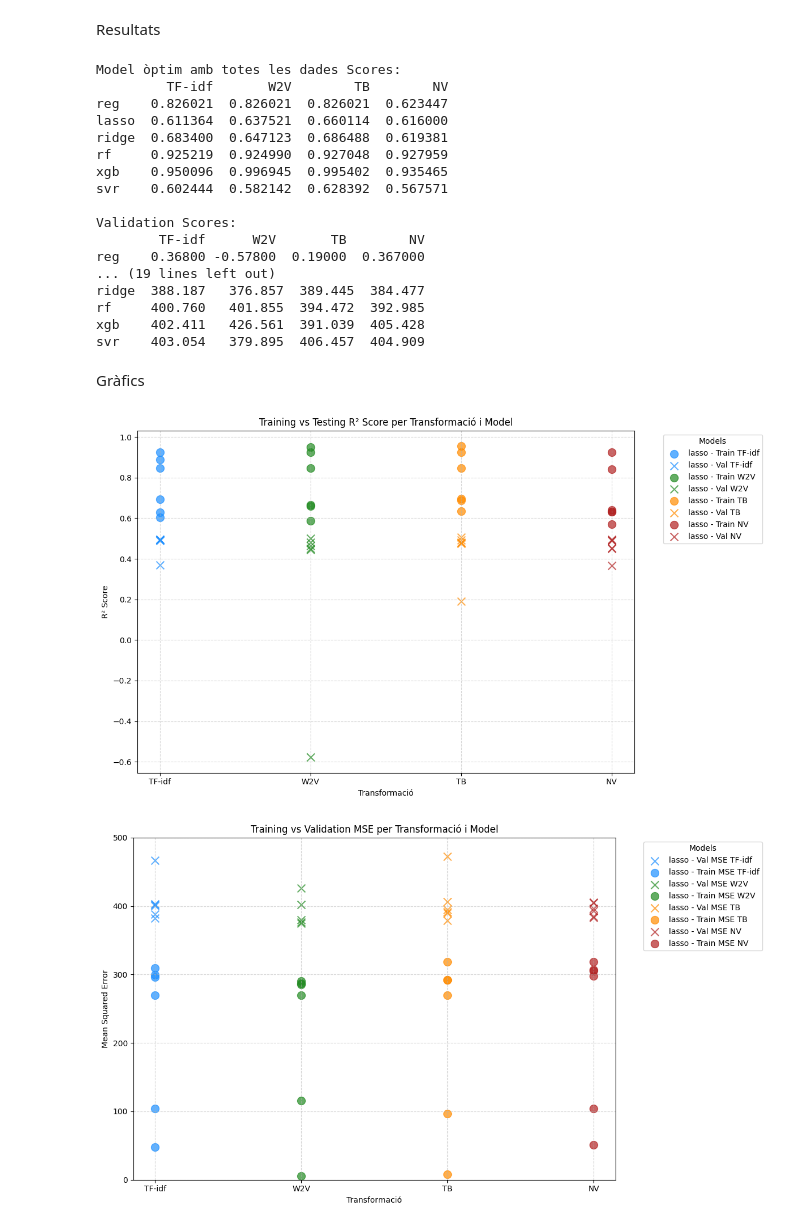
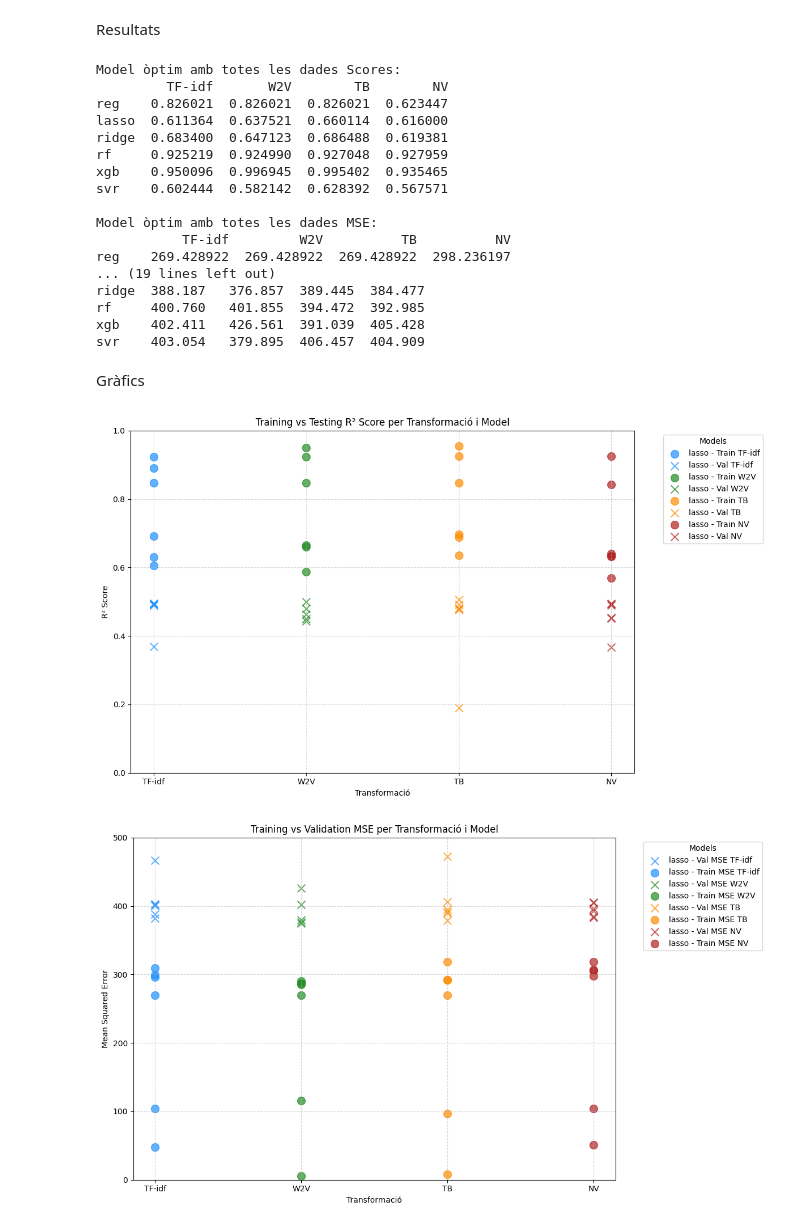
Before and after one commit to Xorii/TFG-Jordi-Capdevila-Transformers, a Jupyter notebook: 07_Ànalisis_resultats_transformació.ipynb, the cells around one changed output. Cells and saved outputs as stored; diff of their text form; code cells hidden in the pictures.

```diff
--- a/07_Ànalisis_resultats_transformació.ipynb
+++ b/07_Ànalisis_resultats_transformació.ipynb
@@ -362,18 +362,12 @@ df_val_mse = pd.DataFrame(val_mse_data, columns=transformacions, index=models)
 
 print("Model òptim amb totes les dades Scores:")
 print(df_train_scores)
+print("\nModel òptim amb totes les dades MSE:")
+print(df_train_mse)
 print("\nValidation Scores:")
 print(df_val_scores)
-print("\nModel òptim amb totes les dades MSE:")
-print(df_train_mse)
 print("\nValidation MSE:")
 print(df_val_mse)
-
-# Opcional: guardar les taules en fitxers CSV o pickle si ho desitges
-# df_train_scores.to_csv('train_scores.csv', index=True)
-# df_train_mse.to_csv('train_mse.csv', index=True)  # Guardar MSE training
-# df_val_scores.to_csv('val_scores.csv', index=True)
-# df_val_mse.to_csv('val_mse.csv', index=True)
 # %% [output]
 Model òptim amb totes les dades Scores:
          TF-idf       W2V        TB        NV
@@ -384,9 +378,9 @@ rf     0.925219  0.924990  0.927048  0.927959
 xgb    0.950096  0.996945  0.995402  0.935465
 svr    0.602444  0.582142  0.628392  0.567571
 
-Validation Scores:
-        TF-idf      W2V       TB        NV
-reg    0.36800 -0.57800  0.19000  0.367000
+Model òptim amb totes les dades MSE:
+           TF-idf         W2V          TB          NV
+reg    269.428922  269.428922  269.428922  298.236197
 ... (19 lines left out)
 ridge  388.187   376.857  389.445  384.477
 rf     400.760   401.855  394.472  392.985
@@ -424,34 +418,35 @@ for model in models:
 
         # Obtenir els valors de training i testing scores
         train_score = df['train_score_mean'].iloc[0]
         val_score = df['val_score_mean'].iloc[0]
 
         # Crear el gràfic de punts
         # Punts per al training score
         plt.scatter(transformacio, train_score, color=colors[transformacio],
                     label=f"{model} - Train {transformacio}" if model == 'lasso' else "",
                     marker='o', s=100, alpha=0.7)  # Utilitzem un marcador 'o' per al training
 
         # Punts per al testing score
         plt.scatter(transformacio, val_score, color=colors[transformacio],
                     label=f"{model} - Val {transformacio}" if model == 'lasso' else "",
                     marker='x', s=100, alpha=0.7)  # Utilitzem un marcador 'x' per al testing
 
 # Afegir les llegendes i etiquetes
 plt.xlabel('Transformació')
 plt.ylabel('R² Score')
 plt.title('Training vs Testing R² Score per Transformació i Model')
 plt.xticks(transformacions)  # Per mostrar les transformacions a l'eix X
 plt.legend(title="Models", bbox_to_anchor=(1.05, 1), loc='upper left')
+plt.ylim(0,1)
 
 # Afegir una graella
 plt.grid(True, linestyle='--', alpha=0.5)
 
 # Mostrar el gràfic
 plt.tight_layout()
 plt.show()
 # %% [output]
-[figure, old version]
+[figure, new version]
 # %%
 import matplotlib.pyplot as plt
 import pandas as pd
```
Also changed, not shown: 1 other file.
